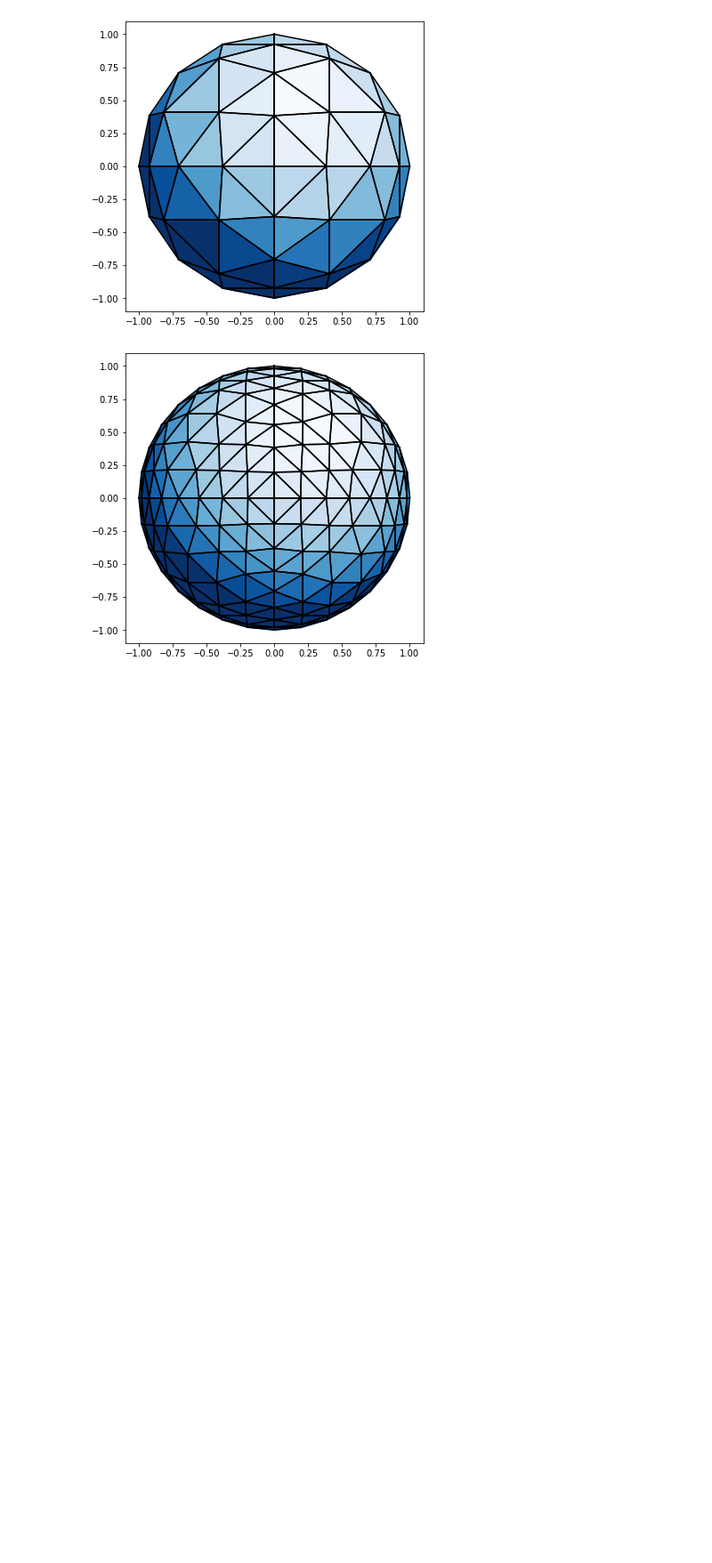
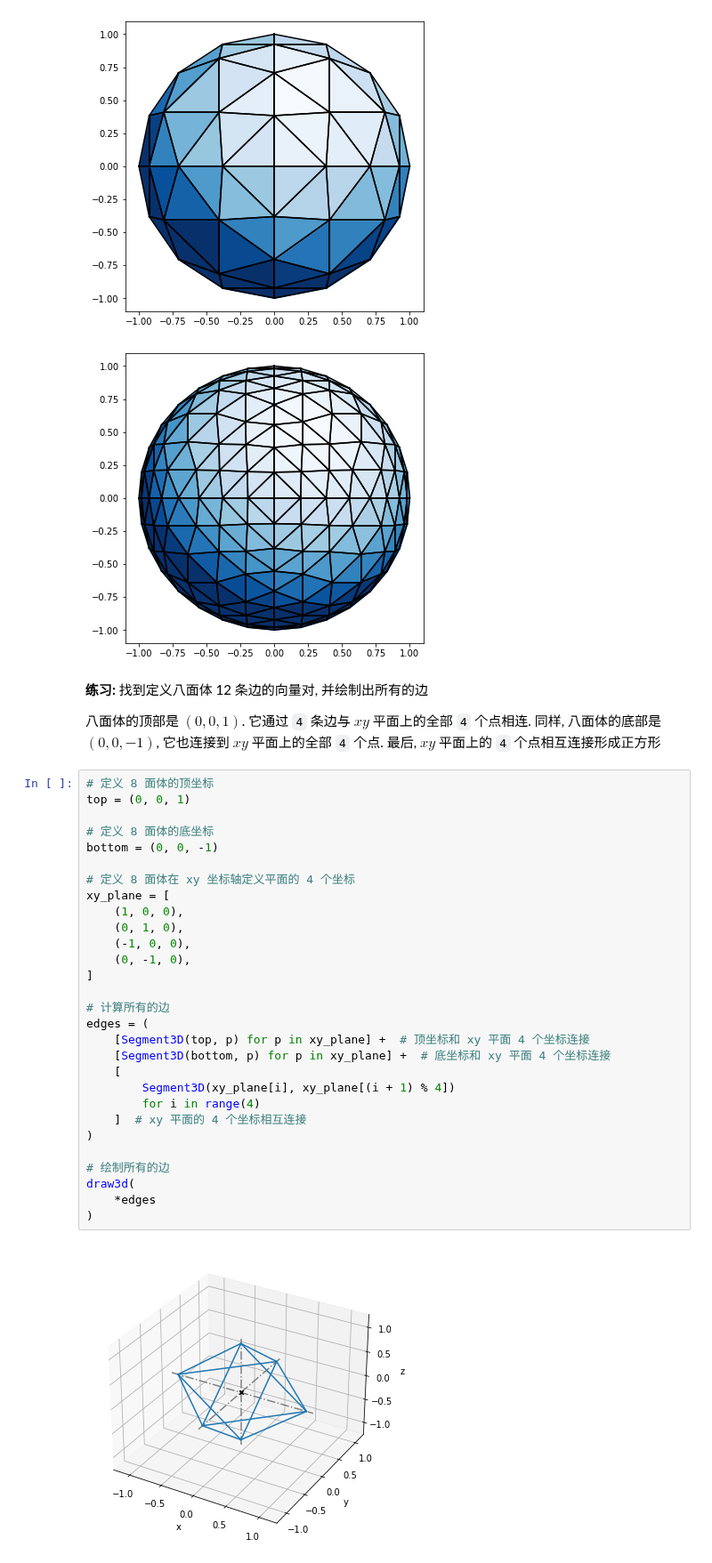
Before and after one commit to alvin-qh/study-python, a Jupyter notebook: math/notebooks/vector3d/draw3d.ipynb, the cells around one changed output. Shown at 89% size. Drawn from its saved outputs; the diff is of its cells as text; blank space fills up the shorter version.

```diff
--- a/math/notebooks/vector3d/draw3d.ipynb
+++ b/math/notebooks/vector3d/draw3d.ipynb
@@ -392,3 +394,38 @@ render(sphere_approx(3))
 [figure]
 [figure]
 [figure]
+# %% [markdown]
+**练习:** 找到定义八面体 12 条边的向量对, 并绘制出所有的边
+
+八面体的顶部是 $(0, 0, 1)$. 它通过 `4` 条边与 $xy$ 平面上的全部 `4` 个点相连. 同样, 八面体的底部是 $(0, 0, -1)$, 它也连接到 $xy$ 平面上的全部 `4` 个点. 最后, $xy$ 平面上的 `4` 个点相互连接形成正方形
+# %%
+# 定义 8 面体的顶坐标
+top = (0, 0, 1)
+
+# 定义 8 面体的底坐标
+bottom = (0, 0, -1)
+
+# 定义 8 面体在 xy 坐标轴定义平面的 4 个坐标
+xy_plane = [
+    (1, 0, 0),
+    (0, 1, 0),
+    (-1, 0, 0),
+    (0, -1, 0),
+]
+
+# 计算所有的边
+edges = (
+    [Segment3D(top, p) for p in xy_plane] +  # 顶坐标和 xy 平面 4 个坐标连接
+    [Segment3D(bottom, p) for p in xy_plane] +  # 底坐标和 xy 平面 4 个坐标连接
+    [
+        Segment3D(xy_plane[i], xy_plane[(i + 1) % 4])
+        for i in range(4)
+    ]  # xy 平面的 4 个坐标相互连接
+)
+
+# 绘制所有的边
+draw3d(
+    *edges
+)
+# %% [output]
+[figure, added]
```
Also changed, not shown: parts of 3 cells of this notebook.
